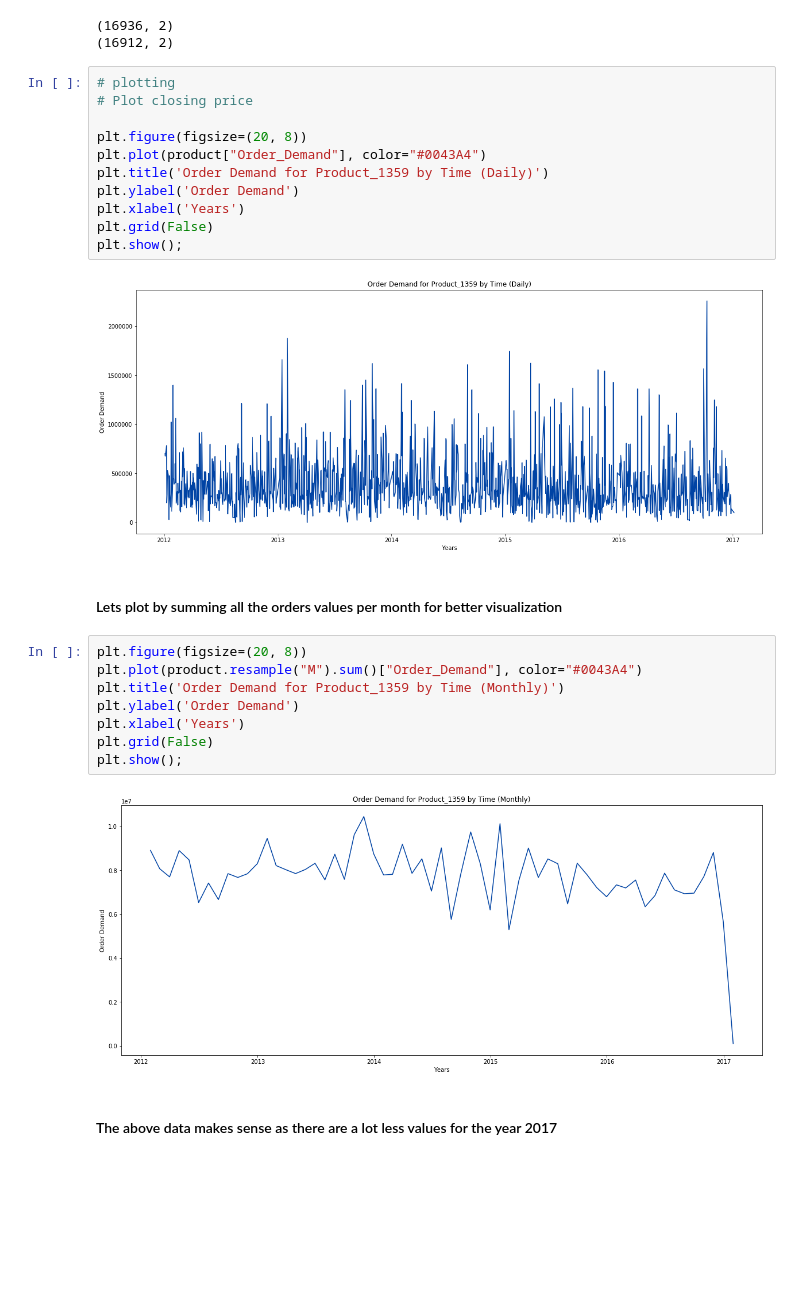
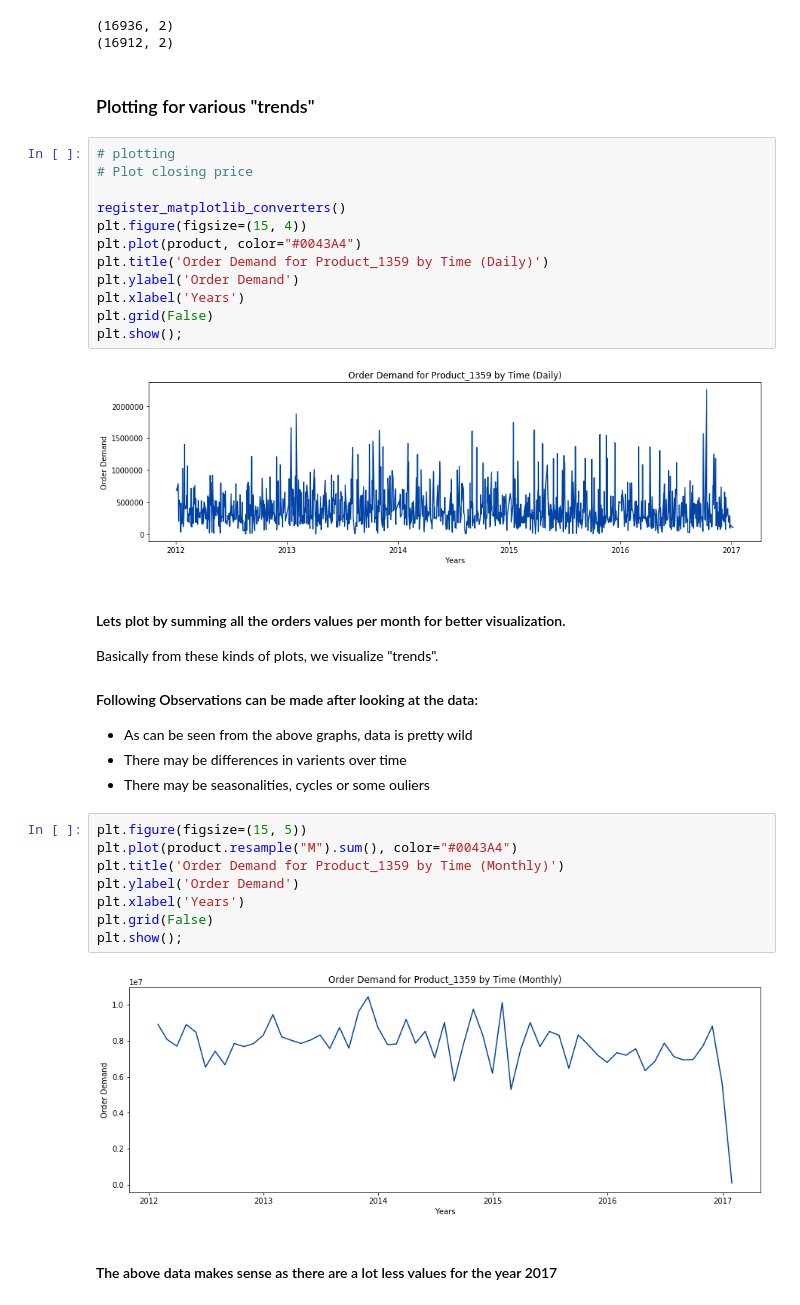
Before and after one commit to Ruturaj4/world_wide_products_inc, a Jupyter notebook: notebooks/1.0-rkv-world-wide-products-inc.ipynb, the cells around one changed output. Cells and saved outputs as stored; diff of their text form; blank space fills up the shorter version.

Commit message:
add graphs

```diff
--- a/notebooks/1.0-rkv-world-wide-products-inc.ipynb
+++ b/notebooks/1.0-rkv-world-wide-products-inc.ipynb
@@ -89,30 +90,43 @@ product = product.set_index('Date')
 # %% [output]
 (16936, 2)
 (16912, 2)
+# %% [markdown]
+### Plotting for various "trends"
 # %%
 # plotting
 # Plot closing price
 
-plt.figure(figsize=(20, 8))
-plt.plot(product["Order_Demand"], color="#0043A4")
+register_matplotlib_converters()
+plt.figure(figsize=(15, 4))
+plt.plot(product, color="#0043A4")
 plt.title('Order Demand for Product_1359 by Time (Daily)')
 plt.ylabel('Order Demand')
 plt.xlabel('Years')
 plt.grid(False)
 plt.show();
 # %% [output]
-[figure, old version]
+[figure, new version]
-# %% [markdown]
-#### Lets plot by summing all the orders values per month for better visualization
+# %% [markdown]
+#### Lets plot by summing all the orders values per month for better visualization.
+
+Basically from these kinds of plots, we visualize "trends".
+
+#### Following Observations can be made after looking at the data:
+
+<ul>
+<li> As can be seen from the above graphs, data is pretty wild </li>
+<li> There may be differences in varients over time </li>
+<li> There may be seasonalities, cycles or some ouliers </li>
+</ul>
 # %%
-plt.figure(figsize=(20, 8))
-plt.plot(product.resample("M").sum()["Order_Demand"], color="#0043A4")
+plt.figure(figsize=(15, 5))
+plt.plot(product.resample("M").sum(), color="#0043A4")
 plt.title('Order Demand for Product_1359 by Time (Monthly)')
 plt.ylabel('Order Demand')
 plt.xlabel('Years')
 plt.grid(False)
 plt.show();
 # %% [output]
-[figure, old version]
+[figure, new version]
 # %% [markdown]
 #### The above data makes sense as there are a lot less values for the year 2017
```
Also changed, not shown: parts of 6 cells of this notebook.
